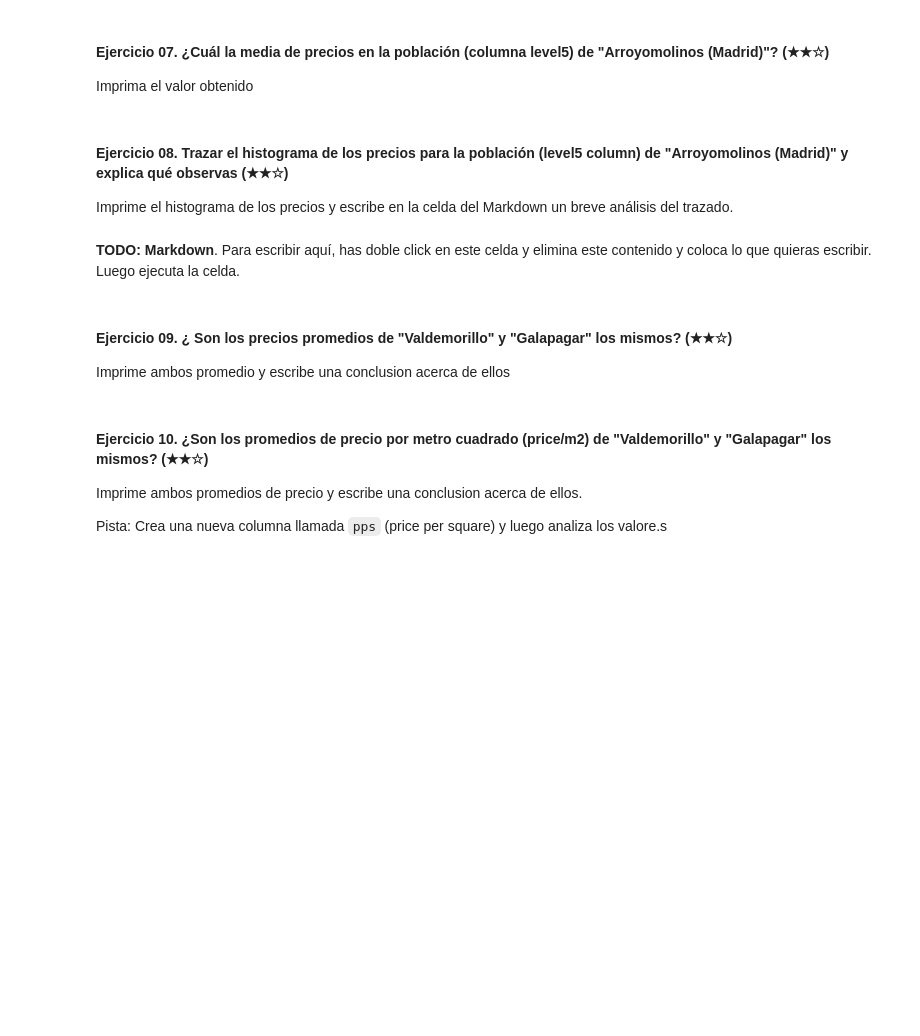
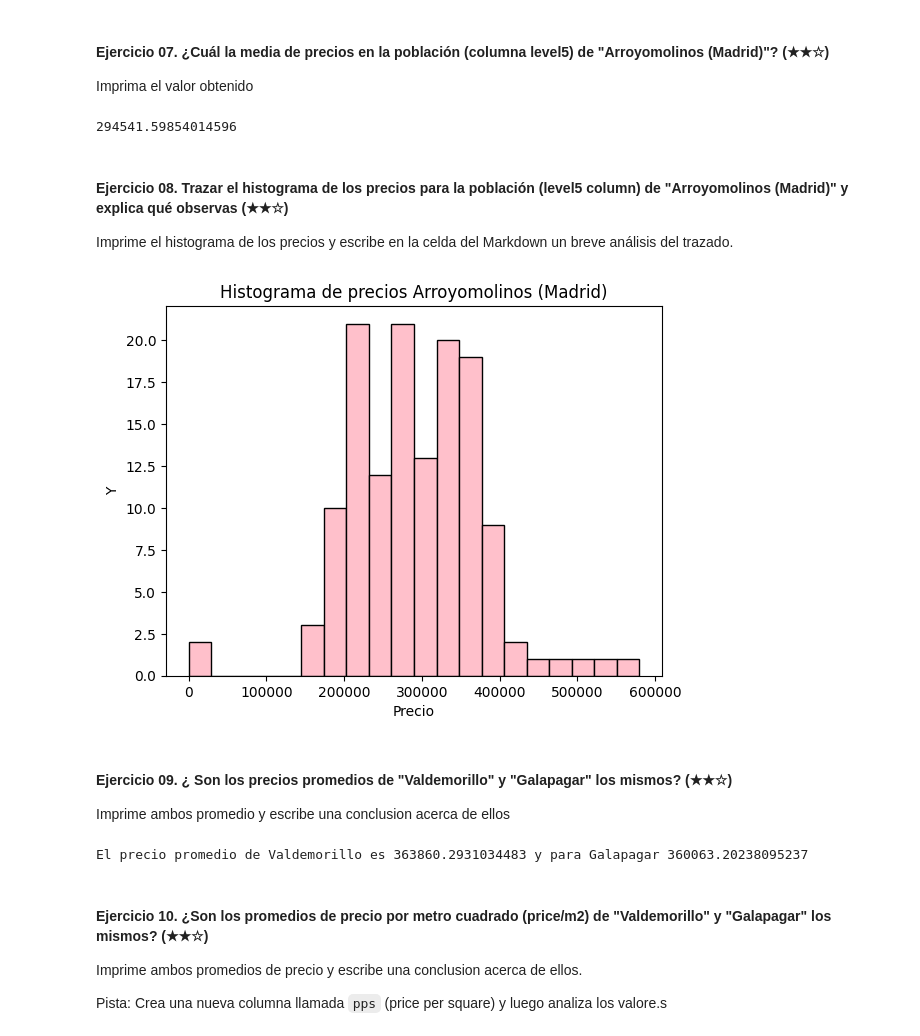
Before and after one commit to 4GeeksAcademy/realestate-datacleanup-exercise, a Jupyter notebook: project.es.ipynb, the cells around one changed output. Drawn from its saved outputs; the diff is of its cells as text; code cells hidden in the pictures; blank space fills up the shorter version.

```diff
--- a/project.es.ipynb
+++ b/project.es.ipynb
@@ -85,21 +149,51 @@ Imprima una comparación entre las dimensiones del DataFrame original versus el
 
 Imprima el valor obtenido
 # %%
-# TODO
+import pandas as pd
+
+ds = pd.read_csv('assets/real_estate.csv', sep=';')
+ds_level5 = ds[ds['level5'] == "Arroyomolinos (Madrid)"]
+mean_price = ds_level5['price'].mean()
+print(mean_price)
+# %% [output]
+294541.59854014596
 # %% [markdown]
 #### Ejercicio 08. Trazar el histograma de los precios para la población (level5 column) de "Arroyomolinos (Madrid)" y explica qué observas (★★☆)
 
 Imprime el histograma de los precios y escribe en la celda del Markdown un breve análisis del trazado.
 # %%
-# TODO: Code
+import pandas as pd
+import matplotlib.pyplot as plt
+
+ds = pd.read_csv('assets/real_estate.csv', sep=';')
+ds_level5 = ds[ds['level5'] == "Arroyomolinos (Madrid)"]
+mean_price = ds_level5['price'].mean()
+
+
+plt.hist(ds_level5['price'], bins=20, color='pink', edgecolor='black')
+plt.xlabel('Precio')
+plt.ylabel('Y')
+plt.title('Histograma de precios Arroyomolinos (Madrid)')
+
+plt.show()
+# %% [output]
+[figure, added]
-# %% [markdown]
-**TODO: Markdown**. Para escribir aquí, has doble click en este celda y elimina este contenido y coloca lo que quieras escribir. Luego ejecuta la celda.
 # %% [markdown]
 #### Ejercicio 09. ¿ Son los precios promedios de "Valdemorillo" y "Galapagar" los mismos? (★★☆)
 
 Imprime ambos promedio y escribe una conclusion acerca de ellos
 # %%
-# TODO
+import pandas as pd
+ds = pd.read_csv('assets/real_estate.csv', sep=';')
+ds_valdemorillo = ds[ds['level5'] == "Valdemorillo"]
+mean_valdemorillo = ds_valdemorillo['price'].mean()
+ds_galapagar = ds[ds['level5'] == "Galapagar"]
+mean_galapagar = ds_galapagar['price'].mean()
+print(f"El precio promedio de Valdemorillo es {mean_valdemorillo} y para Galapagar {mean_galapagar}")
+
+#Poseen una diferencia de precios del 1.043%, siendo
+# %% [output]
+El precio promedio de Valdemorillo es 363860.2931034483 y para Galapagar 360063.20238095237
 # %% [markdown]
 #### Ejercicio 10. ¿Son los promedios de precio por metro cuadrado (price/m2) de "Valdemorillo" y "Galapagar" los mismos? (★★☆)
 
```
Also changed, not shown: parts of 10 cells of this notebook.
